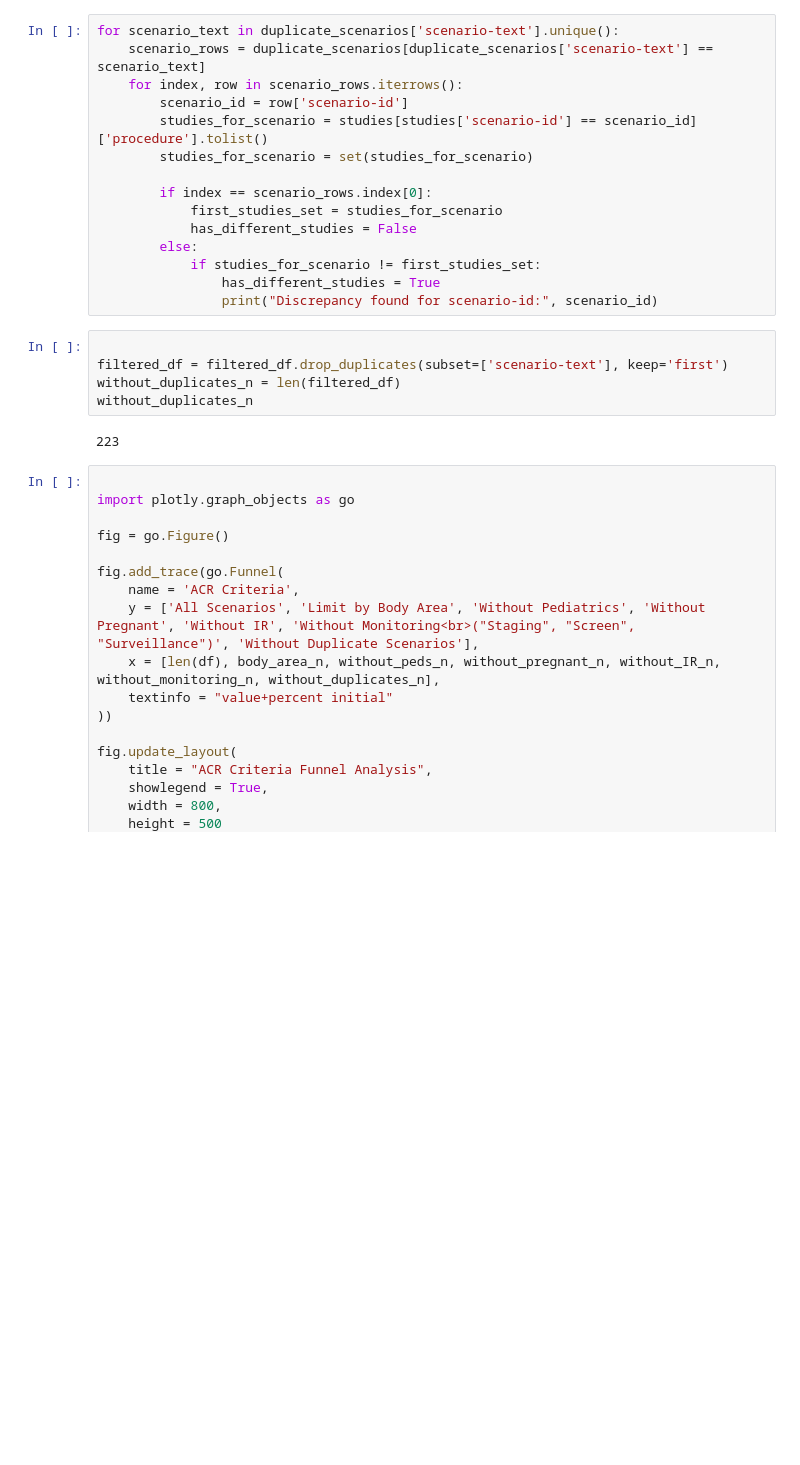
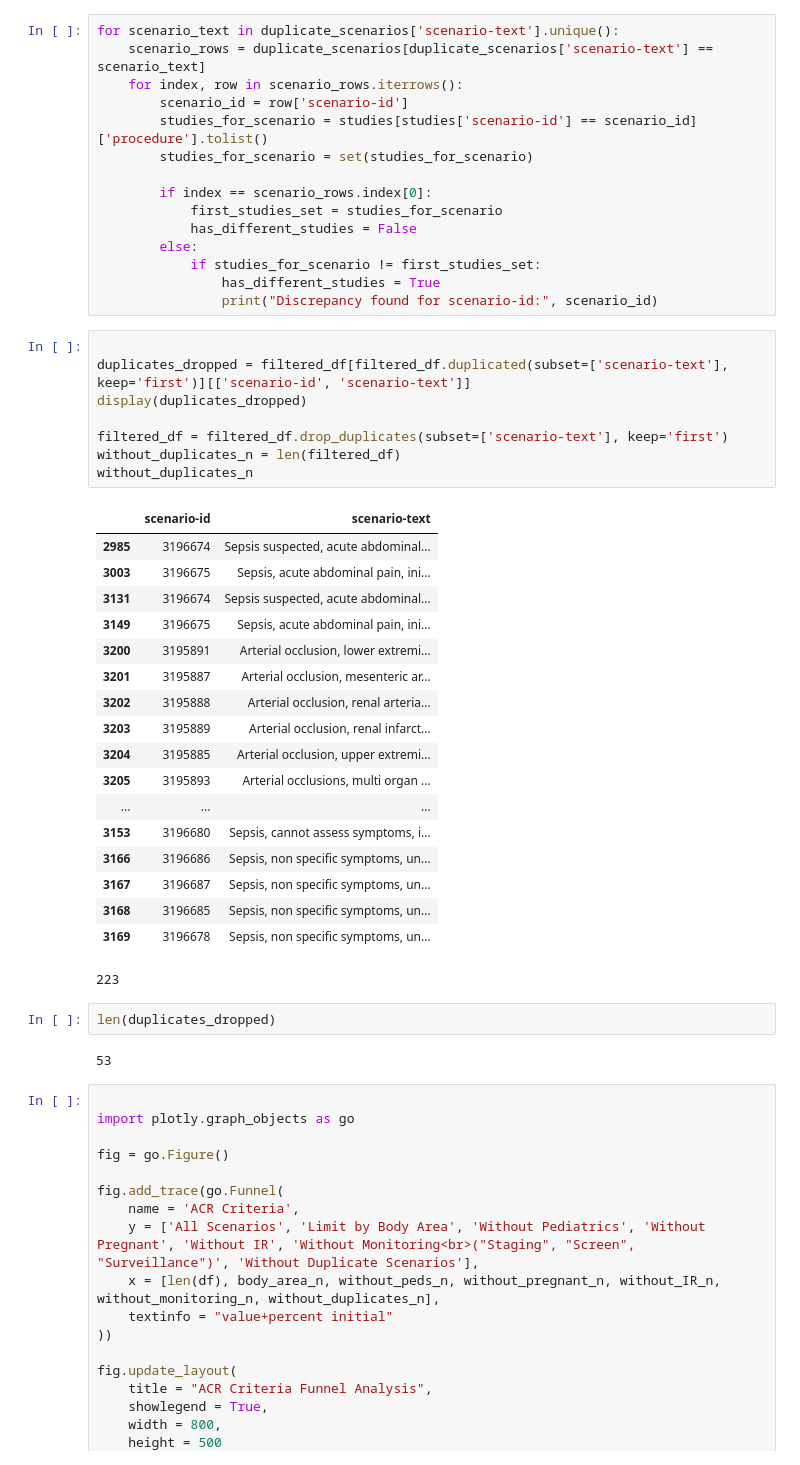
Before and after one commit to bsalexander/acr_analysis, a Jupyter notebook: analyze_categories.ipynb, the cells around one changed output. Cells and saved outputs as stored; diff of their text form; blank space fills up the shorter version.

```diff
--- a/analyze_categories.ipynb
+++ b/analyze_categories.ipynb
@@ -244,12 +244,36 @@ for scenario_text in duplicate_scenarios['scenario-text'].unique():
                 has_different_studies = True
                 print("Discrepancy found for scenario-id:", scenario_id)
 # %%
+
+duplicates_dropped = filtered_df[filtered_df.duplicated(subset=['scenario-text'], keep='first')][['scenario-id', 'scenario-text']]
+display(duplicates_dropped)
 
 filtered_df = filtered_df.drop_duplicates(subset=['scenario-text'], keep='first')
 without_duplicates_n = len(filtered_df)
 without_duplicates_n
 # %% [output]
+|  | scenario-id | scenario-text |
+| 2985 | 3196674 | Sepsis suspected, acute abdominal... |
+| 3003 | 3196675 | Sepsis, acute abdominal pain, ini... |
+| 3131 | 3196674 | Sepsis suspected, acute abdominal... |
+| 3149 | 3196675 | Sepsis, acute abdominal pain, ini... |
+| 3200 | 3195891 | Arterial occlusion, lower extremi... |
+| 3201 | 3195887 | Arterial occlusion, mesenteric ar... |
+| 3202 | 3195888 | Arterial occlusion, renal arteria... |
+| 3203 | 3195889 | Arterial occlusion, renal infarct... |
+| 3204 | 3195885 | Arterial occlusion, upper extremi... |
+| 3205 | 3195893 | Arterial occlusions, multi organ ... |
+| ... | ... | ... |
+| 3153 | 3196680 | Sepsis, cannot assess symptoms, i... |
+| 3166 | 3196686 | Sepsis, non specific symptoms, un... |
+| 3167 | 3196687 | Sepsis, non specific symptoms, un... |
+| 3168 | 3196685 | Sepsis, non specific symptoms, un... |
+| 3169 | 3196678 | Sepsis, non specific symptoms, un... |
 223
+# %%
+len(duplicates_dropped)
+# %% [output]
+53
 # %%
 
 import plotly.graph_objects as go
```
Also changed, not shown: parts of 1 cell of this notebook.
